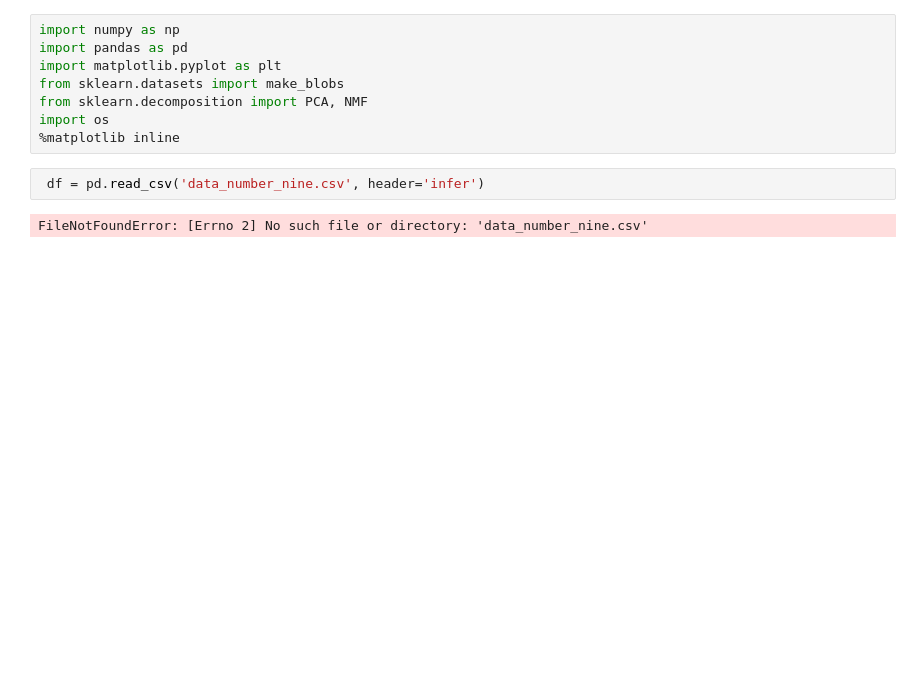
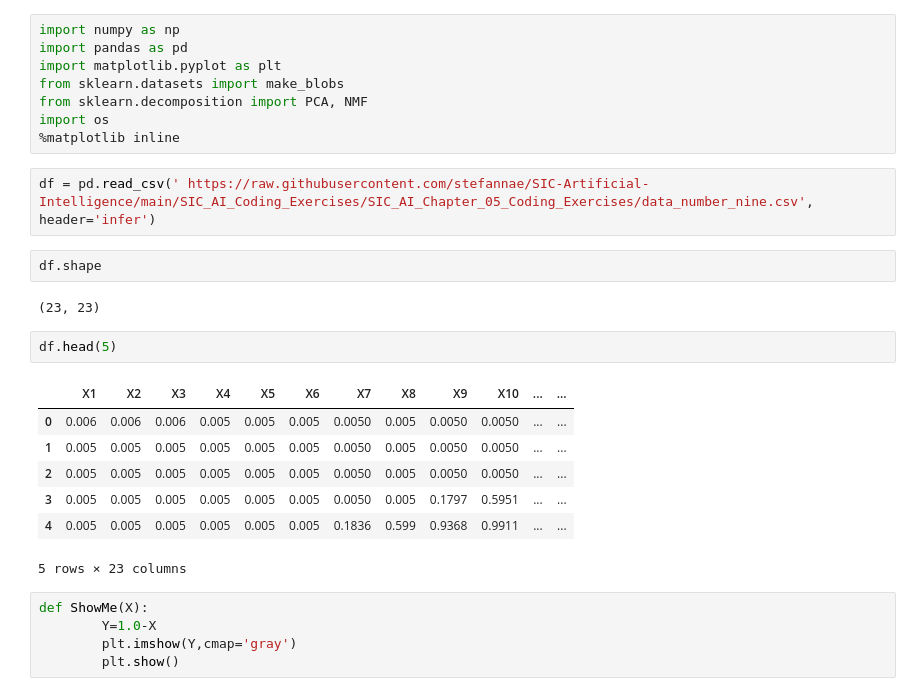
Before and after one commit to haianh610/SIC_Practice, a Jupyter notebook: 0404.ipynb, the cells around one changed output. Cells and saved outputs as stored; diff of their text form; blank space fills up the shorter version.

```diff
--- a/0404.ipynb
+++ b/0404.ipynb
@@ -7,6 +7,23 @@ from sklearn.decomposition import PCA, NMF
 import os
 %matplotlib inline
 # %%
- df = pd.read_csv('data_number_nine.csv', header='infer')
+df = pd.read_csv(' https://raw.githubusercontent.com/stefannae/SIC-Artificial-Intelligence/main/SIC_AI_Coding_Exercises/SIC_AI_Chapter_05_Coding_Exercises/data_number_nine.csv', header='infer')
-# %% [output]
-FileNotFoundError: [Errno 2] No such file or directory: 'data_number_nine.csv'
+# %%
+df.shape
+# %% [output]
+(23, 23)
+# %%
+df.head(5)
+# %% [output]
+|  | X1 | X2 | X3 | X4 | X5 | X6 | X7 | X8 | X9 | X10 | ... | ... |
+| 0 | 0.006 | 0.006 | 0.006 | 0.005 | 0.005 | 0.005 | 0.0050 | 0.005 | 0.0050 | 0.0050 | ... | ... |
+| 1 | 0.005 | 0.005 | 0.005 | 0.005 | 0.005 | 0.005 | 0.0050 | 0.005 | 0.0050 | 0.0050 | ... | ... |
+| 2 | 0.005 | 0.005 | 0.005 | 0.005 | 0.005 | 0.005 | 0.0050 | 0.005 | 0.0050 | 0.0050 | ... | ... |
+| 3 | 0.005 | 0.005 | 0.005 | 0.005 | 0.005 | 0.005 | 0.0050 | 0.005 | 0.1797 | 0.5951 | ... | ... |
+| 4 | 0.005 | 0.005 | 0.005 | 0.005 | 0.005 | 0.005 | 0.1836 | 0.599 | 0.9368 | 0.9911 | ... | ... |
+5 rows × 23 columns
+# %%
+def ShowMe(X):
+        Y=1.0-X
+        plt.imshow(Y,cmap='gray')
+        plt.show()
```
Also changed, not shown: parts of 3 cells of this notebook, 1 other file.
